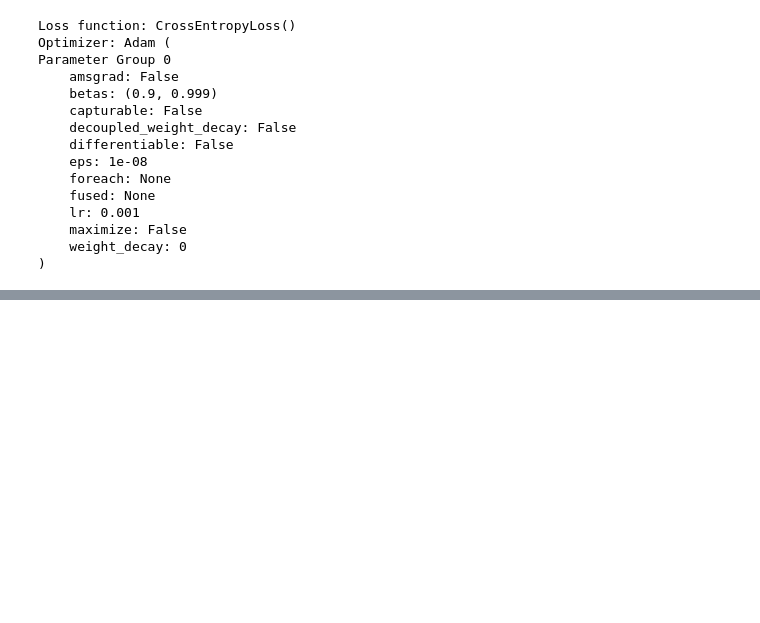
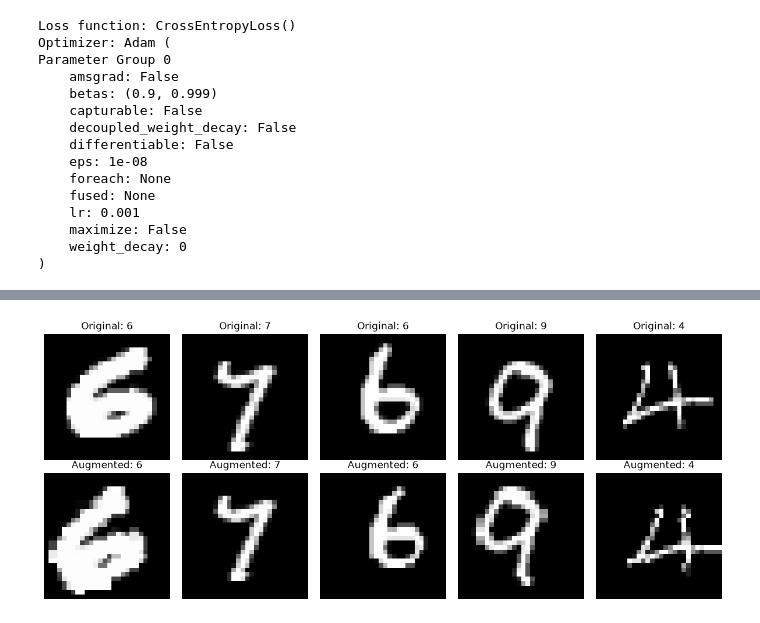
Before and after one commit to Hemkumar-23/autonomous-driving-research, a Jupyter notebook: deep_learning/cnn_from_scratch/02_image_classification.ipynb, the cells around one changed output, grey strips where cells are left out. Cells and saved outputs as stored; diff of their text form; code cells hidden in the pictures; blank space fills up the shorter version.

Commit message:
Complete Day 5 CNN evaluation and augmentation

```diff
--- a/deep_learning/cnn_from_scratch/02_image_classification.ipynb
+++ b/deep_learning/cnn_from_scratch/02_image_classification.ipynb
@@ -592,0 +1151,20 @@ Test accuracy: 96.3
+# %%
+# 24-D5
+# Create a basic data-augmentation pipeline for the training images.
+
+from torchvision import transforms
+
+
+augmentation_transform = transforms.Compose([
+    transforms.RandomRotation(10),
+    transforms.RandomAffine(
+        degrees=0,
+        translate=(0.10, 0.10),
+        scale=(0.90, 1.10)
+    ),
+    transforms.ToTensor()
+])
+
+
+print("Augmentation pipeline:")
+print(augmentation_transform)
@@ -592,0 +1300,56 @@ Test accuracy: 96.3
+# %%
+# 28-D5
+# Compare original training images with their augmented versions.
+
+import matplotlib.pyplot as plt
+
+
+num_examples = 5
+
+plt.figure(figsize=(12, 5))
+
+
+for i in range(num_examples):
+
+    # Get the same underlying sample from both datasets.
+    original_image, original_label = train_subset[i]
+    augmented_image, augmented_label = augmented_train_dataset[i]
+
+    # Original image.
+    plt.subplot(2, num_examples, i + 1)
+
+    plt.imshow(
+        original_image.squeeze(),
+        cmap="gray"
+    )
+
+    plt.title(
+        f"Original: {original_label}"
+    )
+
+    plt.axis("off")
+
+
+    # Augmented image.
+    plt.subplot(
+        2,
+        num_examples,
+        num_examples + i + 1
+    )
+
+    plt.imshow(
+        augmented_image.squeeze(),
+        cmap="gray"
+    )
+
+    plt.title(
+        f"Augmented: {augmented_label}"
+    )
+
+    plt.axis("off")
+
+
+plt.tight_layout()
+plt.show()
+# %% [output]
+[figure, added]
```
Also changed, not shown: parts of 29 cells of this notebook, 2 other files.
